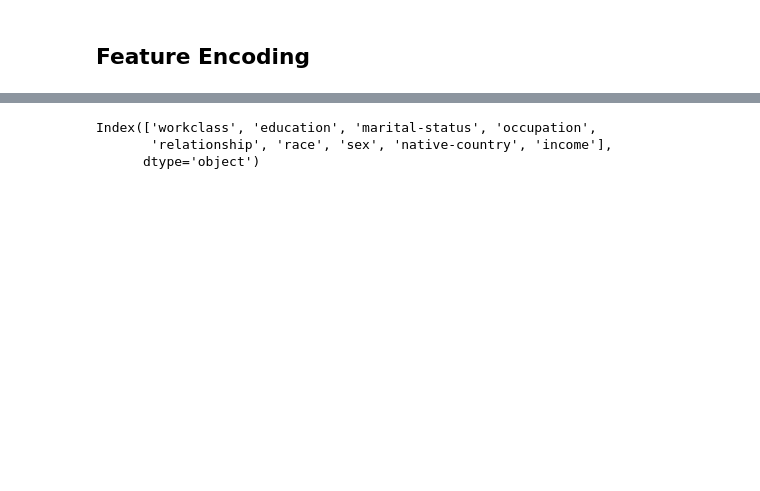
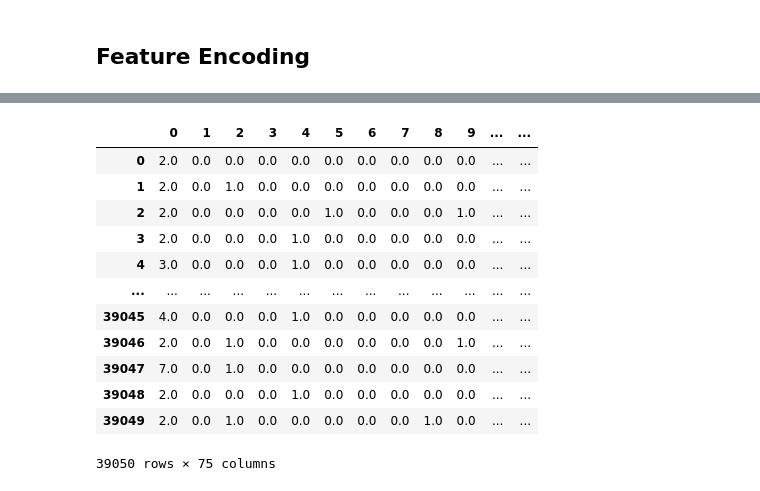
Before and after one commit to aryan-0307/ADULT-INCOME-PREPROCESSING, a Jupyter notebook: adult_income.ipynb, the cells around one changed output, grey strips where cells are left out. Cells and saved outputs as stored; diff of their text form; code cells hidden in the pictures; blank space fills up the shorter version.

```diff
--- a/adult_income.ipynb
+++ b/adult_income.ipynb
@@ -230,0 +244,2 @@ df.head()
+# %%
+df.drop(columns=['education'],inplace=True)
@@ -231,6 +277,46 @@ df.head()
 # %%
-cat_cols
+ce = ColumnTransformer(
+    transformers=[
+        ('ordinal',
+         OrdinalEncoder(categories=cis),
+         ['workclass']),
+
+        ('onehot',
+         OneHotEncoder(
+             drop='first',
+             sparse_output=False,
+             handle_unknown='ignore'
+         ),
+         no_order)
+    ],
+    remainder='passthrough'
+)
-# %% [output]
-Index(['workclass', 'education', 'marital-status', 'occupation',
-       'relationship', 'race', 'sex', 'native-country', 'income'],
-      dtype='object')
+# %%
+from sklearn.model_selection import train_test_split
+X = df.drop(columns=['income'])
+y = df['income']
+
+X_train, X_test, y_train, y_test = train_test_split(
+    X, y,
+    test_size=0.2,
+    random_state=42
+)
+# %%
+X_train = ce.fit_transform(X_train)
+X_test = ce.transform(X_test)
+# %%
+pd.DataFrame(X_train)
+# %% [output]
+|  | 0 | 1 | 2 | 3 | 4 | 5 | 6 | 7 | 8 | 9 | ... | ... |
+| 0 | 2.0 | 0.0 | 0.0 | 0.0 | 0.0 | 0.0 | 0.0 | 0.0 | 0.0 | 0.0 | ... | ... |
+| 1 | 2.0 | 0.0 | 1.0 | 0.0 | 0.0 | 0.0 | 0.0 | 0.0 | 0.0 | 0.0 | ... | ... |
+| 2 | 2.0 | 0.0 | 0.0 | 0.0 | 0.0 | 1.0 | 0.0 | 0.0 | 0.0 | 1.0 | ... | ... |
+| 3 | 2.0 | 0.0 | 0.0 | 0.0 | 1.0 | 0.0 | 0.0 | 0.0 | 0.0 | 0.0 | ... | ... |
+| 4 | 3.0 | 0.0 | 0.0 | 0.0 | 1.0 | 0.0 | 0.0 | 0.0 | 0.0 | 0.0 | ... | ... |
+| ... | ... | ... | ... | ... | ... | ... | ... | ... | ... | ... | ... | ... |
+| 39045 | 4.0 | 0.0 | 0.0 | 0.0 | 1.0 | 0.0 | 0.0 | 0.0 | 0.0 | 0.0 | ... | ... |
+| 39046 | 2.0 | 0.0 | 1.0 | 0.0 | 0.0 | 0.0 | 0.0 | 0.0 | 0.0 | 1.0 | ... | ... |
+| 39047 | 7.0 | 0.0 | 1.0 | 0.0 | 0.0 | 0.0 | 0.0 | 0.0 | 0.0 | 0.0 | ... | ... |
+| 39048 | 2.0 | 0.0 | 0.0 | 0.0 | 1.0 | 0.0 | 0.0 | 0.0 | 0.0 | 0.0 | ... | ... |
+| 39049 | 2.0 | 0.0 | 1.0 | 0.0 | 0.0 | 0.0 | 0.0 | 0.0 | 1.0 | 0.0 | ... | ... |
+39050 rows × 75 columns
```
Also changed, not shown: parts of 7 cells of this notebook.
